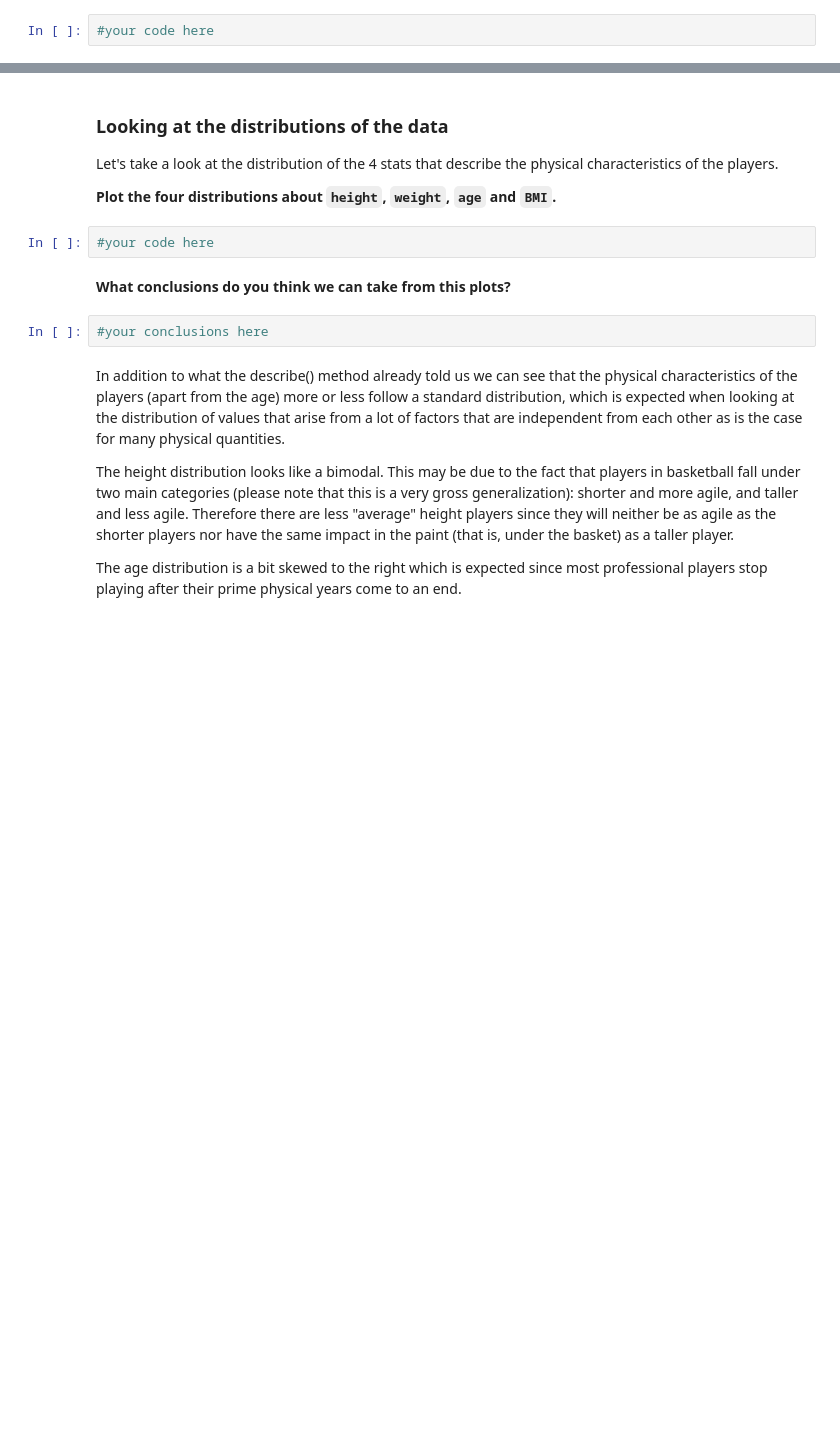
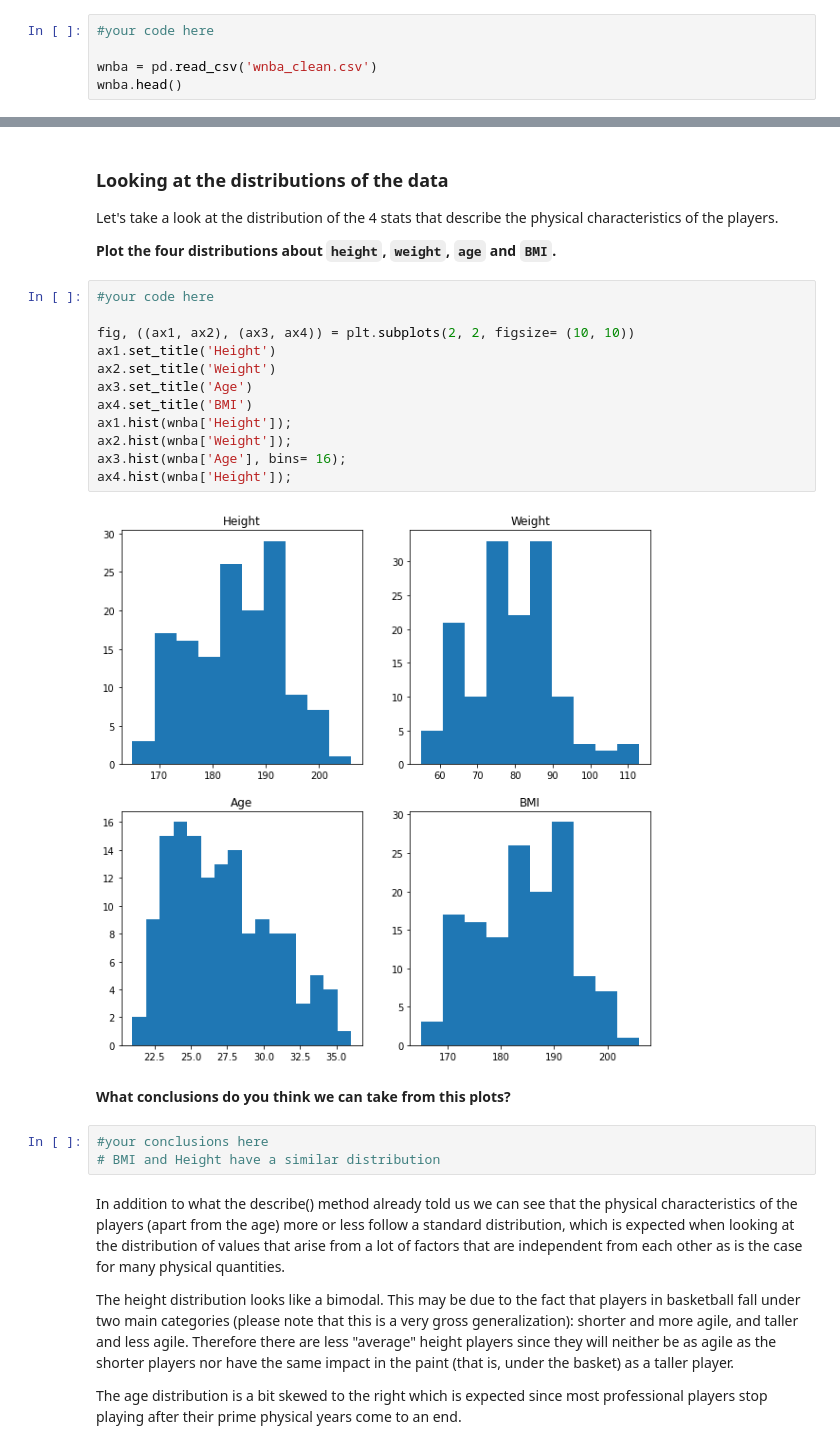
Before and after one commit to ta-data-lis/M2-mini-project2, a Jupyter notebook: your-code/2.-Exploratory-Data-Analysis.ipynb, the cells around one changed output, grey strips where cells are left out. Cells and saved outputs as stored; diff of their text form; blank space fills up the shorter version.

```diff
--- a/your-code/2.-Exploratory-Data-Analysis.ipynb
+++ b/your-code/2.-Exploratory-Data-Analysis.ipynb
@@ -17,3 +17,6 @@ pd.set_option('display.max_columns', 100)
 Let's load the cleaned dataset first. Import it with the name `wnba` and show the head.
 # %%
 #your code here
+
+wnba = pd.read_csv('wnba_clean.csv')
+wnba.head()
@@ -32,12 +74,25 @@ There are also some extremes in the weight and age columns. Feel free, if you'd
 Let's take a look at the distribution of the 4 stats that describe the physical characteristics of the players.
 
 **Plot the four distributions about `height`, `weight`, `age` and `BMI`.**
-# %%
-#your code here
+# %%
+#your code here
+
+fig, ((ax1, ax2), (ax3, ax4)) = plt.subplots(2, 2, figsize= (10, 10))
+ax1.set_title('Height')
+ax2.set_title('Weight')
+ax3.set_title('Age')
+ax4.set_title('BMI')
+ax1.hist(wnba['Height']);
+ax2.hist(wnba['Weight']);
+ax3.hist(wnba['Age'], bins= 16);
+ax4.hist(wnba['Height']);
+# %% [output]
+[figure, added]
 # %% [markdown]
 **What conclusions do you think we can take from this plots?**
 # %%
 #your conclusions here
+# BMI and Height have a similar distribution
 # %% [markdown]
 In addition to what the describe() method already told us we can see that the physical characteristics of the players (apart from the age) more or less follow a standard distribution, which is expected when looking at the distribution of values that arise from a lot of factors that are independent from each other as is the case for many physical quantities.
 
```
Also changed, not shown: parts of 9 cells of this notebook, 2 other files.
